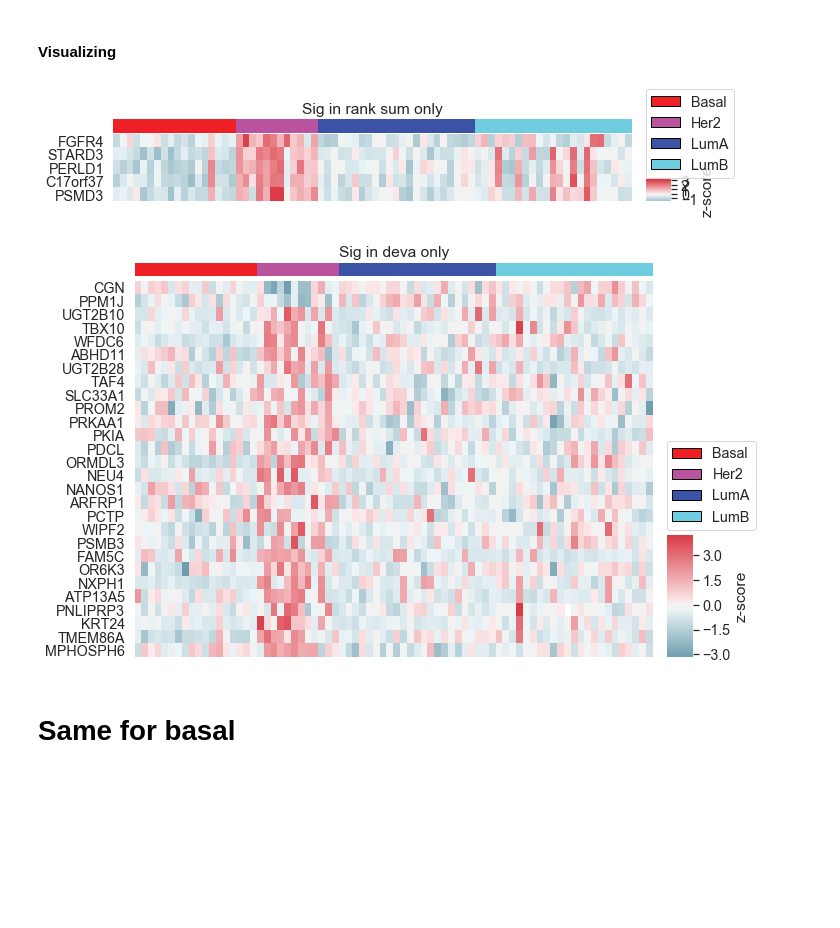
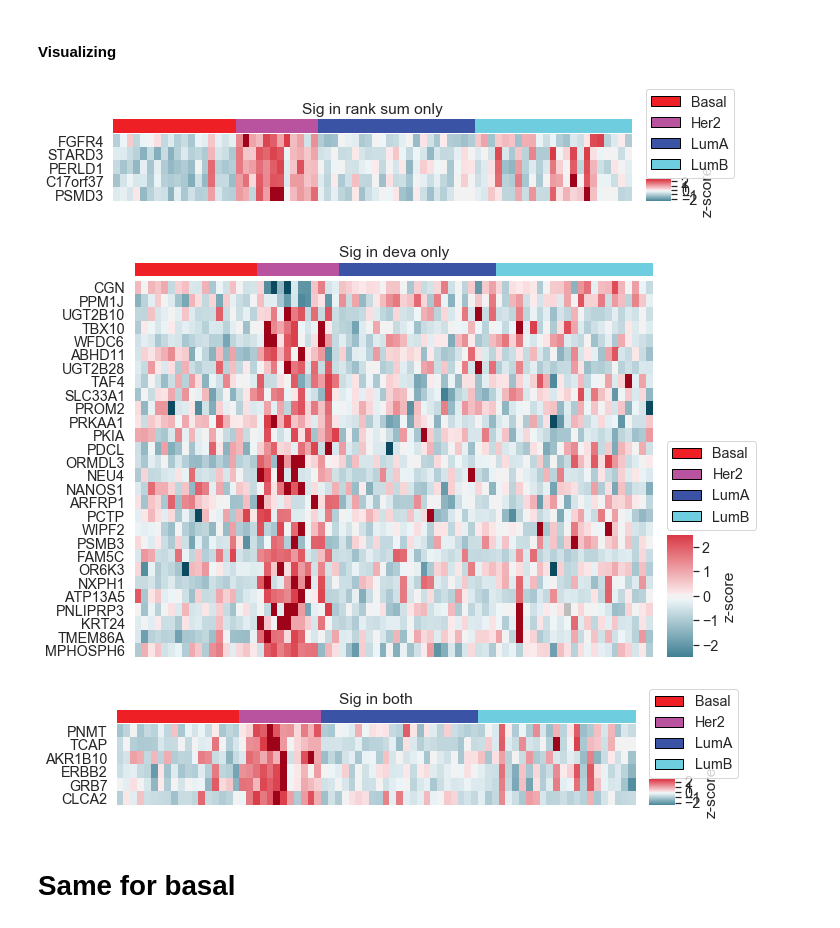
Before and after one commit to ruggleslab/blacksheep_supp, a Jupyter notebook: vignettes/blsh_20190805_rna_comparing_methods.ipynb, the cells around one changed output. Cells and saved outputs as stored; diff of their text form; code cells hidden in the pictures; blank space fills up the shorter version.

```diff
--- a/vignettes/blsh_20190805_rna_comparing_methods.ipynb
+++ b/vignettes/blsh_20190805_rna_comparing_methods.ipynb
@@ -116,7 +116,7 @@ for comp in annotations.columns:
     group0, group0list, group1, group1list = deva.comparisons.get_sample_lists(annotations, comp)
 
     pvals = values.apply((lambda row: scipy.stats.ranksums(row[group0list], row[group1list])[1]), axis=1)
-    qvals = multipletests(pvals)[1]
+    qvals = multipletests(pvals, method='fdr_bh')[1]
     rank_sums['%s_pval'%(comp)] = pvals
     rank_sums['%s_qval'%(comp)] = qvals
     rank_sums['%s_%s_minus_%s'%(comp, group0, group1)] = values.apply((lambda row: row[group0list].mean() - row[group1list].mean()), axis=1)
@@ -152,15 +152,15 @@ for i, updown in enumerate(directions):
 # %% [markdown]
 # Comparing with same FDR correction
 # %%
-for col in [i for i in rank_sums.columns if 'pval' in i]:
+for col in [i for i in rank_sums.columns if ('pval' in i) and ('Her2' in i)]:
 
     comp = col[0:-5]
     group0, group0list, group1, group1list = deva.comparisons.get_sample_lists(annotations, comp)
 
     rows = signed_qvalues['up'].dropna(subset=["%s_%s" %(comp, group0)]).index.union(signed_qvalues['down'].dropna(subset=["%s_%s" %(comp, group0)]).index)
 
-    adjrank = rank_sums.reindex(rows)[[col]]
-    adjrank['fdr'] = multipletests(adjrank[col])[1]
+    adjrank = rank_sums.reindex(rows)[[col]].dropna(how='all', axis=0)
+    adjrank['fdr'] = multipletests(adjrank[col], method='fdr_bh')[1]
     adjrank['logqval'] = -np.log10(adjrank['fdr'])
 
     adjrank['%s_%s'%(comp, group0)] = (adjrank['logqval']*(rank_sums.loc[rows, '%s_%s_minus_%s'%(comp, group0, group1)] / rank_sums.loc[rows, '%s_%s_minus_%s'%(comp, group0, group1)].abs()))
@@ -168,8 +168,8 @@ for col in [i for i in rank_sums.columns if 'pval' in i]:
     for updown in directions:
         if any([g for g in rows if g in signed_qvalues[updown].index]):
             ax = sns.regplot(x=-adjrank.loc[rows, '%s_%s'%(comp, group0)], y=signed_qvalues[updown].loc[rows, '%s_%s'%(comp, group0)], fit_reg=False, label=updown)
-    plt.xlabel('-log$_{10}$ rank sum')
-    plt.ylabel('-log$_{10}$ outliers')
+    plt.xlabel('signed log$_{10}$ rank sum')
+    plt.ylabel('signed log$_{10}$ outliers')
     plt.title('%s enrichment in %s' %(comp, group1))
     plt.legend(loc=(1.01,0))
     plt.plot([2, 2], ax.get_ylim(), 'white')
@@ -236,47 +220,67 @@ ranksigonly =  adjrank.loc[((adjrank['outliers'].abs()<fdr)&
 
 outliersigonly =  adjrank.loc[((adjrank['outliers'].abs()>fdr)&
                              (adjrank['PAM50_Her2_not-Her2'].abs()<2)), :].sort_values('outliers').index
+
+adjrank['outliers'] = outliersqs['up'].add(outliersqs['down'], fill_value=0)
+
+fdr = 2
+
+ranksigonly =  adjrank.loc[((adjrank['outliers'].abs()<fdr)&
+                             (adjrank['PAM50_Her2_not-Her2'].abs()>fdr)), :].sort_values('PAM50_Her2_not-Her2').index
+
+outliersigonly =  adjrank.loc[((adjrank['outliers'].abs()>fdr)&
+                             (adjrank['PAM50_Her2_not-Her2'].abs()<fdr)), :].sort_values('outliers').index
+
+commonsig =  adjrank.loc[((adjrank['outliers'].abs()>fdr)&
+                             (adjrank['PAM50_Her2_not-Her2'].abs()>fdr)), :].sort_values('outliers').index
 # %% [markdown]
 #### Visualizing
+# %%
+cmap = sns.diverging_palette(220, 10, as_cmap=True)
+cmap.set_bad('#BDBDBD')
+cmap.set_over('#9E031A')
+cmap.set_under('#0C4A60')
 # %%
 header = deva.read_in_values('brca/annotations_common_samples.csv').sort_values('PAM50')
-
-labs = ['Sig in rank sum only', 'Sig in deva only']
-for i, sig_genes in enumerate([ranksigonly, outliersigonly]):
+with open('brca/tcga_subtype_colors.txt', 'r') as fh:
+    colors = {i.split()[0]: i.split()[1] for i in fh.readlines()}
+labs = ['Sig in rank sum only', 'Sig in deva only', 'Sig in both']
+for i, sig_genes in enumerate([ranksigonly, outliersigonly, commonsig]):
     fig = plt.figure(figsize=(10, 0.25*(1+len(sig_genes))))
     gs = plt.GridSpec(nrows=4, ncols=2, height_ratios=[1] +3*[len(sig_genes)/3], width_ratios=[20, 1], hspace=0.05, wspace=0.05)
 
     annotax = plt.subplot(gs[0, 0])
     heatax = plt.subplot(gs[1:, 0])
     cbarax = plt.subplot(gs[-1, 1])
     leg_ax = plt.subplot(gs[-2, 1])
     leg_ax.axis('off')
 
     deva.catheat.heatmap(header[['PAM50']].transpose(),
                          ax=annotax, cmap=colors,
                          leg_ax=leg_ax,
                          leg_kws=dict(loc=(0, 0)),
                          xticklabels=False)
     annotax.set_yticklabels(['PAM50'], rotation=0)
     annotax.set_title(labs[i])
 
     temp = values.loc[sig_genes, header.index]
     mean = temp.mean(axis=1)
     stdev = temp.std(axis=1)
     temp = temp.subtract(mean, axis=0).divide(stdev, axis=0)
     sns.heatmap(temp,
                 ax=heatax, cbar_ax=cbarax, cmap=cmap,
                 xticklabels=False,
                 yticklabels=sig_genes,
-#                 vmin=-3, vmax=3,
-                center=0,
+                vmin=-2.5, vmax=2.5,
+#                 center=0,
                 cbar_kws=dict(label='z-score')
                )
 
     plt.savefig('output/heatmap_rna_her2_%s.pdf' % "".join(labs[i].split()), bbox_inches='tight', dpi=500)
 # %% [output]
-[figure, old version]
+[figure, new version]
-[figure, old version]
+[figure, new version]
+[figure, added]
 # %% [markdown]
 # Same for basal
 # %%
```
Also changed, not shown: parts of 5 cells of this notebook, 11 other files.
